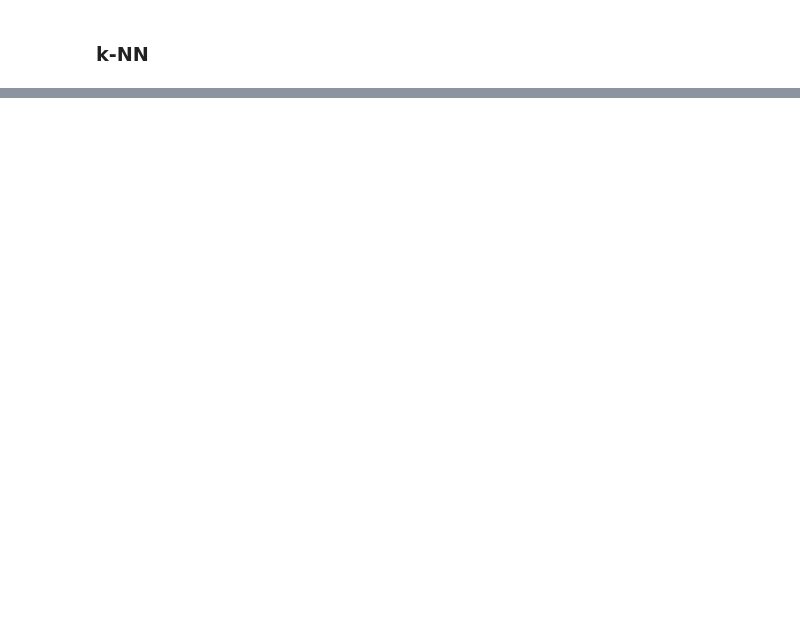
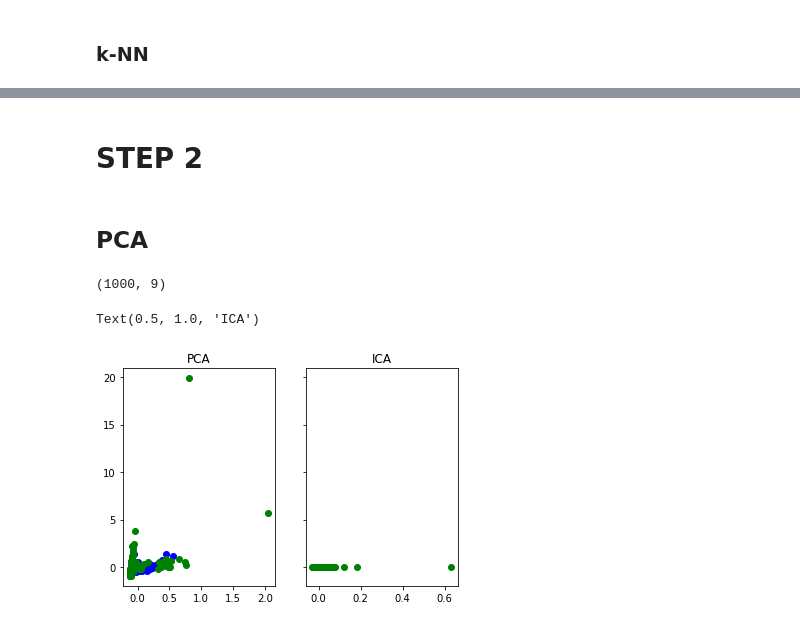
Before and after one commit to pablojgm/AICamp, a Jupyter notebook: Untitled1.ipynb, the cells around one changed output, grey strips where cells are left out. Cells and saved outputs as stored; diff of their text form; code cells hidden in the pictures; blank space fills up the shorter version.

```diff
--- a/Untitled1.ipynb
+++ b/Untitled1.ipynb
@@ -193,0 +234,27 @@ precision [0.         0.8364486  0.1        0.75342466]
+# %% [markdown]
+# STEP 2
+# %% [markdown]
+## PCA
+# %%
+####
+combined = pd.DataFrame(data)
+print(combined.shape)
+####
+from sklearn import decomposition
+
+combined_pca = decomposition.PCA(n_components=2,whiten=True).fit_transform(combined)
+combined_ica = decomposition.FastICA(n_components=2, random_state=5).fit_transform(combined)
+
+fig, (ax1, ax2) = plt.subplots(1, 2, sharey=True)
+
+ax1.scatter(combined_pca[0:90,0], combined_pca[0:90,1], c='blue')
+ax1.scatter(combined_pca[90:180,0], combined_pca[90:180,1], c='green')
+ax1.set_title('PCA')
+
+ax2.scatter(combined_ica[0:90,0], combined_ica[0:90,1], c='blue')
+ax2.scatter(combined_ica[90:180,0], combined_ica[90:180,1], c='green')
+ax2.set_title('ICA')
+# %% [output]
+(1000, 9)
+Text(0.5, 1.0, 'ICA')
+[figure, added]
```
Also changed, not shown: parts of 14 cells of this notebook.
